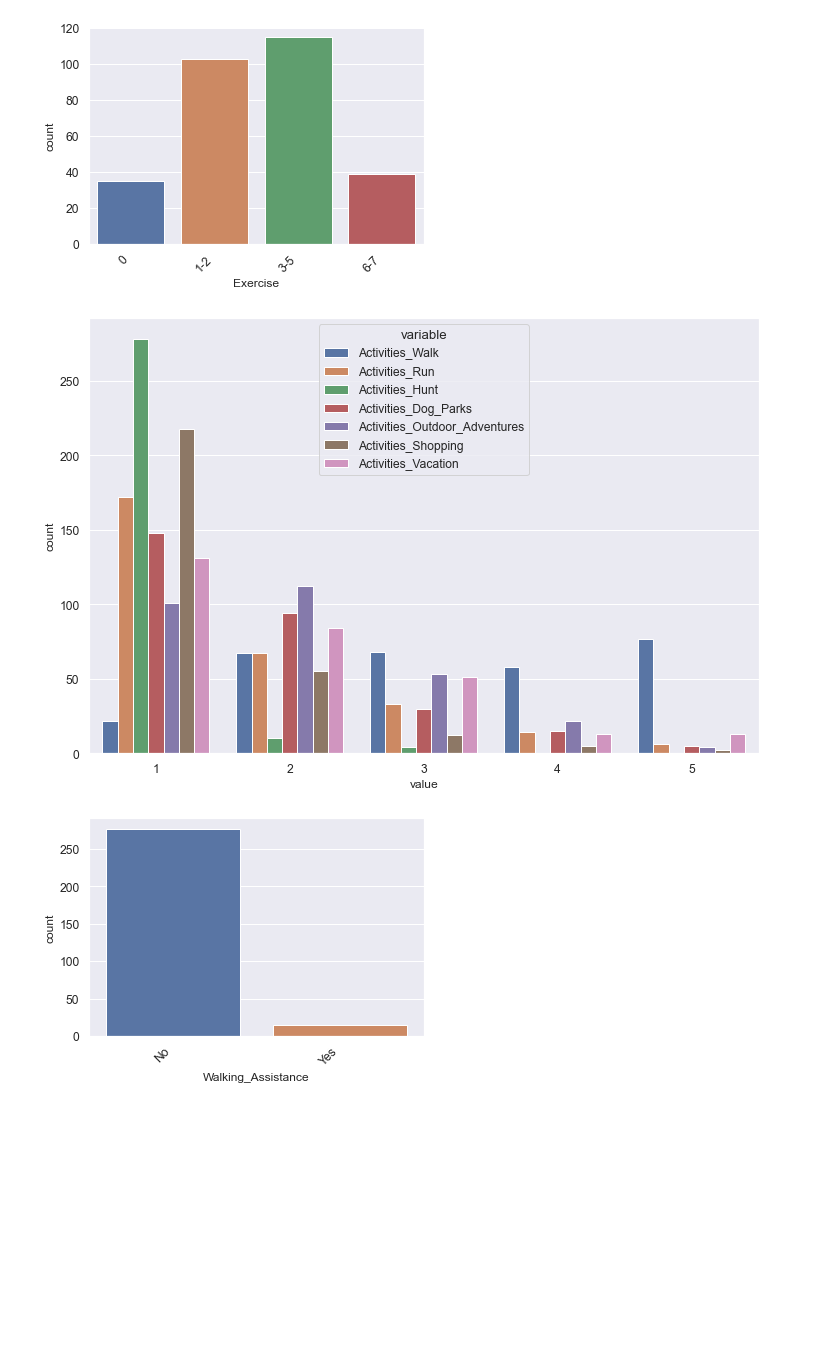
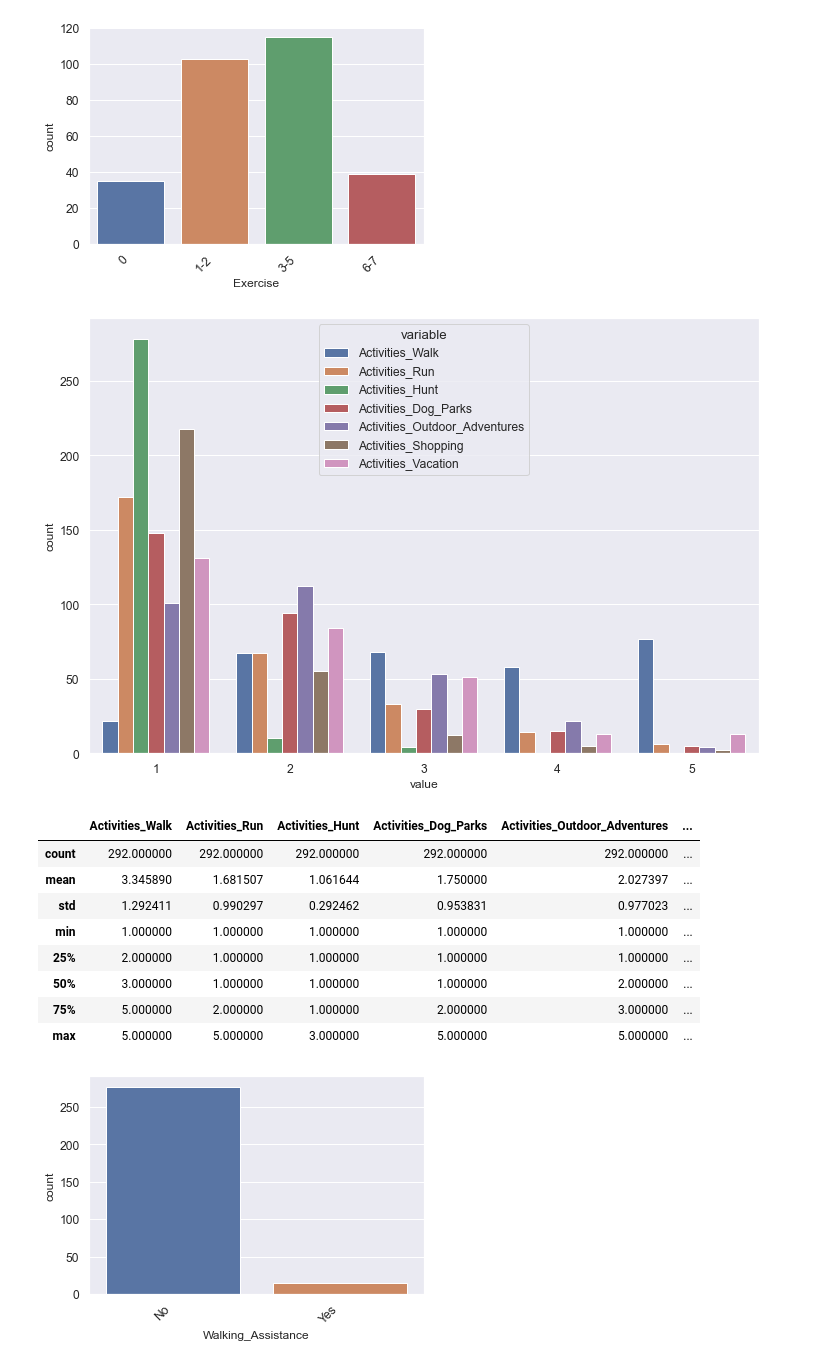
Before and after one commit to markhary/emba912_survey, a Jupyter notebook: ruby.ipynb, the cells around one changed output. Drawn from its saved outputs; the diff is of its cells as text; code cells hidden in the pictures; blank space fills up the shorter version.

```diff
--- a/ruby.ipynb
+++ b/ruby.ipynb
@@ -301,15 +301,26 @@ create_countplot("Exercise", ["0", "1-2", "3-5", "6-7"])
 # %%
 columns = ["Activities_Walk", "Activities_Run", "Activities_Hunt", "Activities_Dog_Parks",
           "Activities_Outdoor_Adventures","Activities_Shopping","Activities_Vacation"]
 activities_combined = pd.melt(survey_data[columns])
 
 fig = plt.figure(figsize=(12,8));
 chart = sns.countplot(data=activities_combined, x="value", hue="variable")
 increase_axes(chart);
 save_figure(chart.get_figure(), "Activities")
 plt.show()
+
+survey_data[columns].describe()
 # %% [output]
 [figure]
+|  | Activities_Walk | Activities_Run | Activities_Hunt | Activities_Dog_Parks | Activities_Outdoor_Adventures | ... |
+| count | 292.000000 | 292.000000 | 292.000000 | 292.000000 | 292.000000 | ... |
+| mean | 3.345890 | 1.681507 | 1.061644 | 1.750000 | 2.027397 | ... |
+| std | 1.292411 | 0.990297 | 0.292462 | 0.953831 | 0.977023 | ... |
+| min | 1.000000 | 1.000000 | 1.000000 | 1.000000 | 1.000000 | ... |
+| 25% | 2.000000 | 1.000000 | 1.000000 | 1.000000 | 1.000000 | ... |
+| 50% | 3.000000 | 1.000000 | 1.000000 | 1.000000 | 2.000000 | ... |
+| 75% | 5.000000 | 2.000000 | 1.000000 | 2.000000 | 3.000000 | ... |
+| max | 5.000000 | 5.000000 | 3.000000 | 5.000000 | 5.000000 | ... |
 # %%
 create_countplot("Walking_Assistance", NO_YES)
 # %% [output]
```
Also changed, not shown: parts of 2 cells of this notebook, 2 other files.
